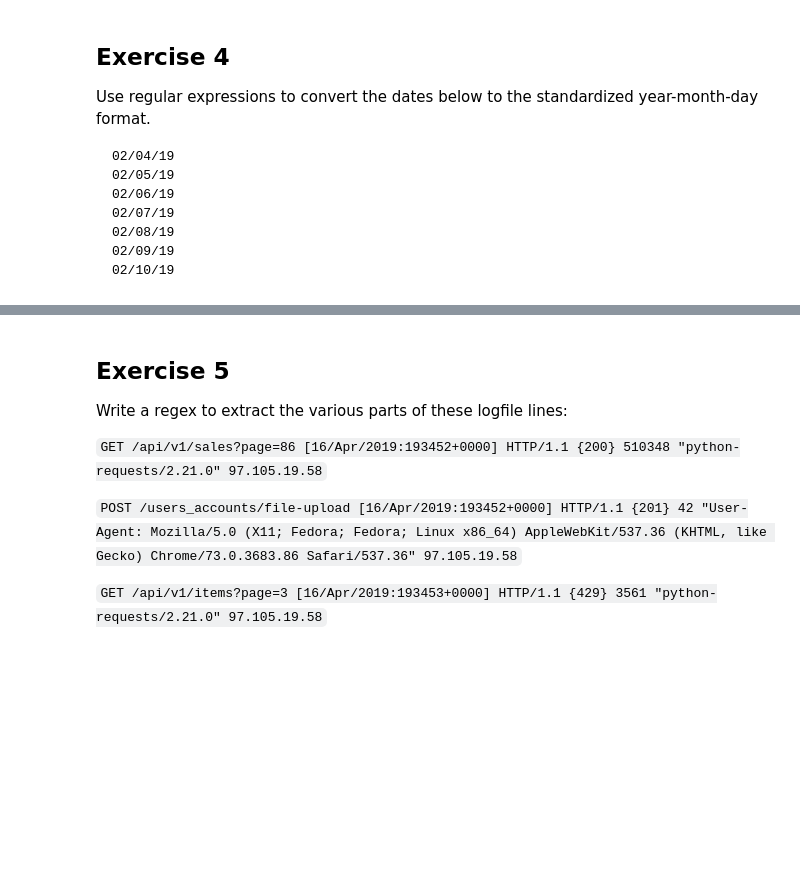
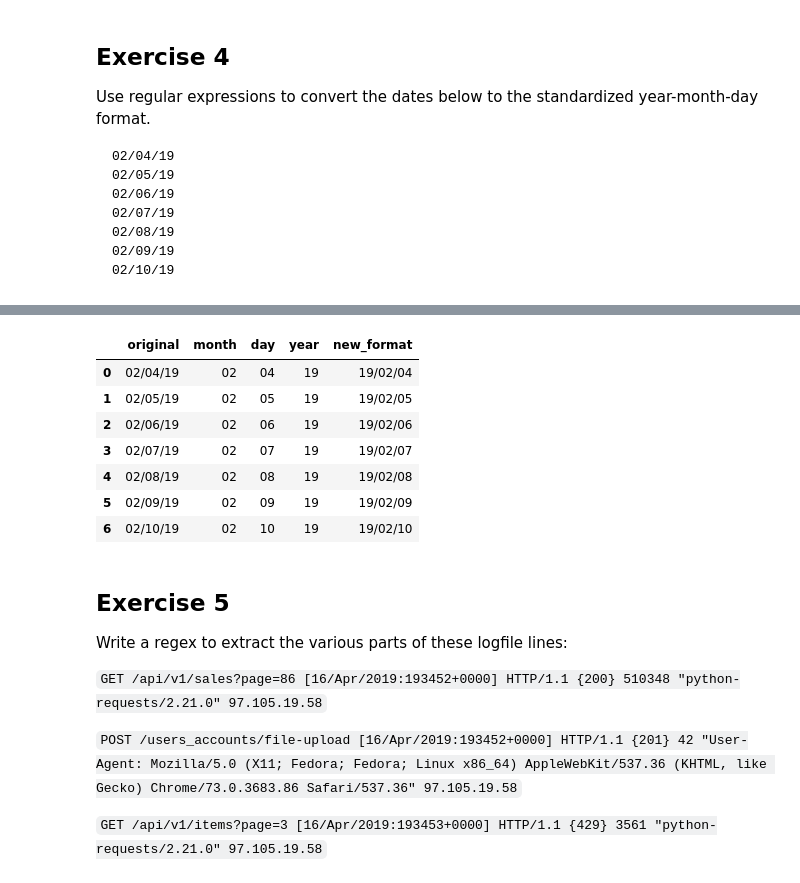
Before and after one commit to CodeupClassroom/hopper-nlp-exercises, a Jupyter notebook: regex_exercise_solutions.ipynb, the cells around one changed output, grey strips where cells are left out. Drawn from its saved outputs; the diff is of its cells as text; code cells hidden in the pictures; blank space fills up the shorter version.

````diff
--- a/regex_exercise_solutions.ipynb
+++ b/regex_exercise_solutions.ipynb
@@ -143,3 +176,16 @@ Use regular expressions to convert the dates below to the standardized year-mont
 02/09/19
 02/10/19
 ```
+# %%
+dates = [
+    "02/04/19",
+    "02/05/19",
+    "02/06/19",
+    "02/07/19",
+    "02/08/19",
+    "02/09/19",
+    "02/10/19"
+]
+
+df = pd.DataFrame({"original": dates})
+df
@@ -145,0 +201,9 @@ Use regular expressions to convert the dates below to the standardized year-mont
+# %%
+pattern = re.compile(r"""
+(?P<month>\d{2})/
+(?P<day>\d{2})/
+(?P<year>\d{2})
+""", re.VERBOSE)
+
+df = pd.concat([df, df.original.str.extract(pattern)], axis=1)
+df
@@ -146,3 +219,15 @@ Use regular expressions to convert the dates below to the standardized year-mont
+# %%
+df["new_format"] = df.year + "/" + df.month + "/" + df.day
+df
+# %% [output]
+|  | original | month | day | year | new_format |
+| 0 | 02/04/19 | 02 | 04 | 19 | 19/02/04 |
+| 1 | 02/05/19 | 02 | 05 | 19 | 19/02/05 |
+| 2 | 02/06/19 | 02 | 06 | 19 | 19/02/06 |
+| 3 | 02/07/19 | 02 | 07 | 19 | 19/02/07 |
+| 4 | 02/08/19 | 02 | 08 | 19 | 19/02/08 |
+| 5 | 02/09/19 | 02 | 09 | 19 | 19/02/09 |
+| 6 | 02/10/19 | 02 | 10 | 19 | 19/02/10 |
 # %% [markdown]
 ## Exercise 5
 
````
Also changed, not shown: parts of 28 cells of this notebook.
